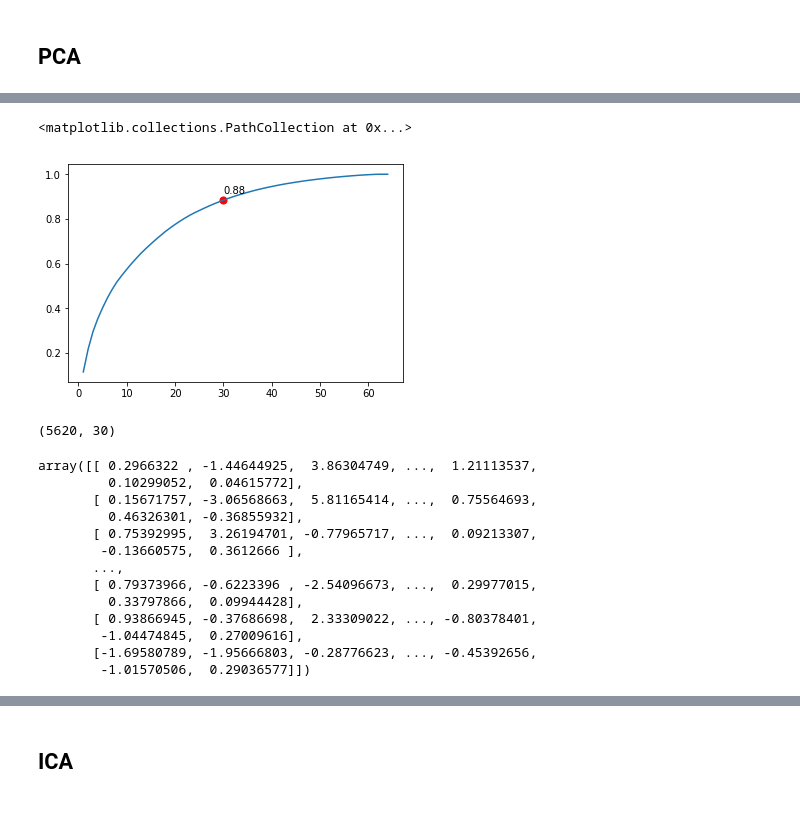
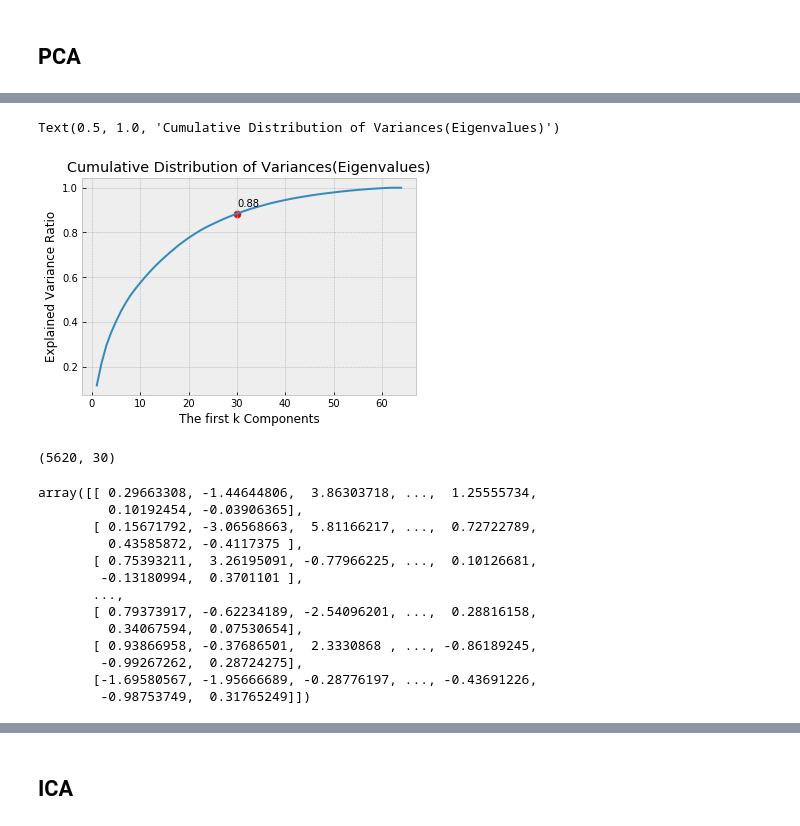
Before and after one commit to Quintus-Zhang/Unsupervised-Learning-and-Dimensionality-Reduction, a Jupyter notebook: jupyter/sp-data.ipynb, the cells around one changed output, grey strips where cells are left out. Saved outputs shown, nothing was run; the diff lists cells and outputs as text; code cells hidden in the pictures.

```diff
--- a/jupyter/sp-data.ipynb
+++ b/jupyter/sp-data.ipynb
@@ -9,6 +9,9 @@ display(HTML("<style>.container { width:100% !important; }</style>"))
 %matplotlib inline
 # %% [output]
 Using TensorFlow backend.
+# %%
+import matplotlib as mpl
+mpl.style.use('bmh')
 # %%
 X = hwd_X
 scaler = StandardScaler().fit(X)
@@ -78,7 +81,7 @@ Text(0.5, 1.0, 'Gap Values by Cluster Count')
     - [ref1](https://stats.stackexchange.com/questions/79028/performance-metrics-to-evaluate-unsupervised-learning)
     - [ref2](http://scikit-learn.org/stable/modules/clustering.html#clustering-performance-evaluation)
 # %%
-k = 10   # k diff, choose smaller one
+k = 13   # k diff, choose smaller one
 clstr = KMeans(n_clusters=k, random_state=0, verbose=0)
 clstr.fit(X)
 lb = clstr.labels_
@@ -172,15 +159,15 @@ explained variance:  [7.19691253e+00 6.30661743e+00 4.83822246e+00 3.62056092e+0
 # %%
 cum_evr = evr.cumsum()
 ind = range(1, evr.shape[0]+1)
 plt.plot(ind, cum_evr)
 plt.text(30, cum_evr[29]+0.03, f'{cum_evr[29]:.2f}')
 plt.scatter(30, cum_evr[29], s=50, c='r')
-# plt.xlabel()
-# plt.ylabel()
-# plt.title()
+plt.xlabel('The first k Components')
+plt.ylabel('Explained Variance Ratio')
+plt.title('Cumulative Distribution of Variances(Eigenvalues)')
 # %% [output]
-<matplotlib.collections.PathCollection at 0x...>
+Text(0.5, 1.0, 'Cumulative Distribution of Variances(Eigenvalues)')
-[figure, old version]
+[figure, new version]
 # %%
 pca = PCA(n_components=30)
 X_pca = pca.fit_transform(X)
@@ -188,19 +175,19 @@ print(X_pca.shape)
 X_pca
 # %% [output]
 (5620, 30)
-array([[ 0.2966322 , -1.44644925,  3.86304749, ...,  1.21113537,
-         0.10299052,  0.04615772],
-       [ 0.15671757, -3.06568663,  5.81165414, ...,  0.75564693,
-         0.46326301, -0.36855932],
-       [ 0.75392995,  3.26194701, -0.77965717, ...,  0.09213307,
-        -0.13660575,  0.3612666 ],
+array([[ 0.29663308, -1.44644806,  3.86303718, ...,  1.25555734,
+         0.10192454, -0.03906365],
+       [ 0.15671792, -3.06568663,  5.81166217, ...,  0.72722789,
+         0.43585872, -0.4117375 ],
+       [ 0.75393211,  3.26195091, -0.77966225, ...,  0.10126681,
+        -0.13180994,  0.3701101 ],
        ...,
-       [ 0.79373966, -0.6223396 , -2.54096673, ...,  0.29977015,
-         0.33797866,  0.09944428],
-       [ 0.93866945, -0.37686698,  2.33309022, ..., -0.80378401,
-        -1.04474845,  0.27009616],
-       [-1.69580789, -1.95666803, -0.28776623, ..., -0.45392656,
-        -1.01570506,  0.29036577]])
+       [ 0.79373917, -0.62234189, -2.54096201, ...,  0.28816158,
+         0.34067594,  0.07530654],
+       [ 0.93866958, -0.37686501,  2.3330868 , ..., -0.86189245,
+        -0.99267262,  0.28724275],
+       [-1.69580567, -1.95666689, -0.28776197, ..., -0.43691226,
+        -0.98753749,  0.31765249]])
 # %%
 df = pd.DataFrame(X_pca, columns=range(1, X_pca.shape[1]+1))
 ax = sns.pairplot(df, x_vars=df.columns[:4], y_vars=df.columns[:4])
```
Also changed, not shown: parts of 23 cells of this notebook.
